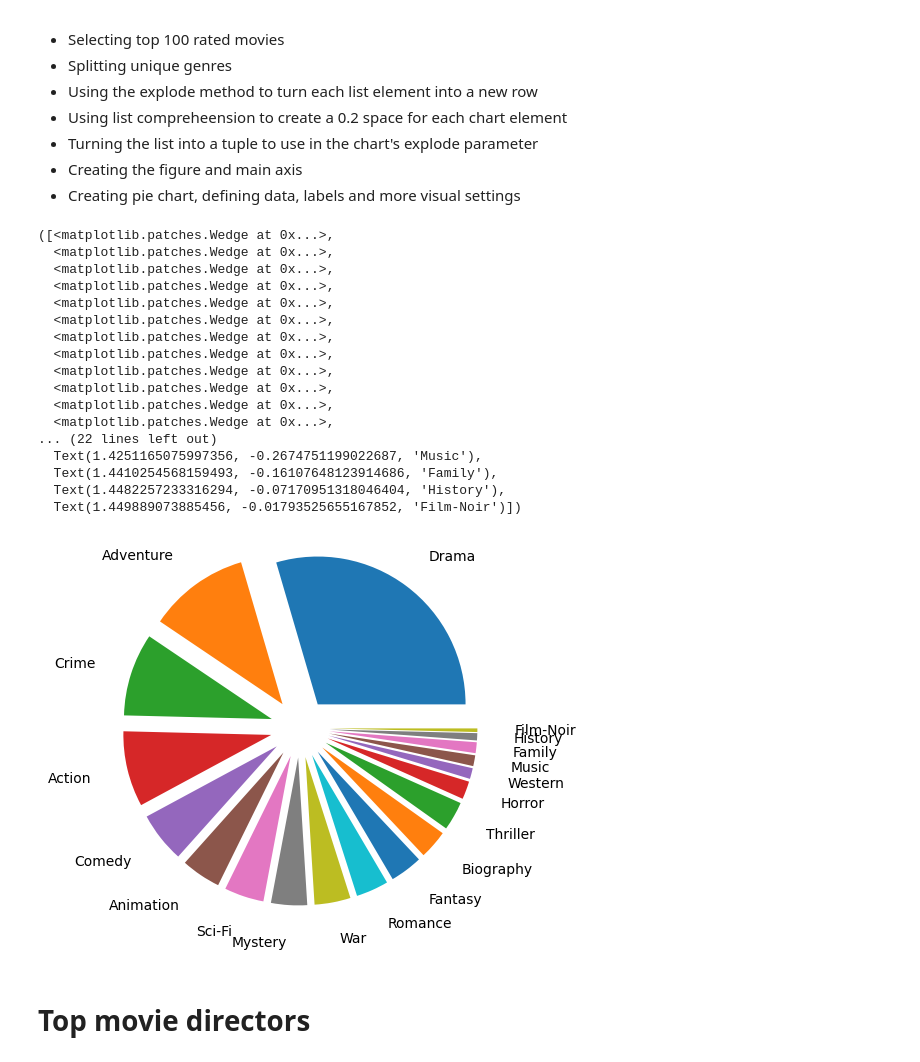
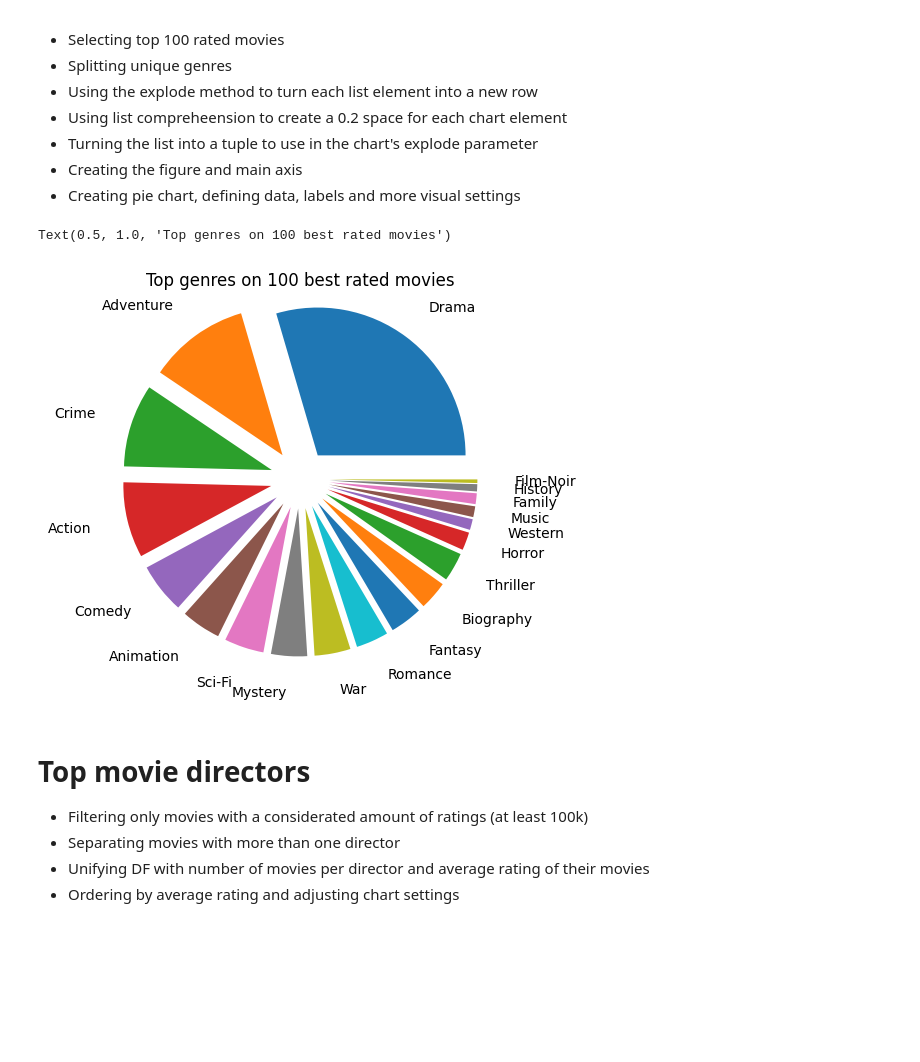
Before and after one commit to prokope/movie-dashboard, a Jupyter notebook: movie_analysis.ipynb, the cells around one changed output. Saved outputs shown, nothing was run; the diff lists cells and outputs as text; code cells hidden in the pictures; blank space fills up the shorter version.

Commit message:
Defining chart titles/ylim and adjusting documentation

```diff
--- a/movie_analysis.ipynb
+++ b/movie_analysis.ipynb
@@ -63,33 +65,22 @@ plt.legend(handles=[greater_than_9, less_than_9], title="Rating")
 # %%
 top_100_movies = movie_data.loc[0:99, "genres"]
 genres = top_100_movies.str.split(", ")
 genres = genres.explode().value_counts()
 explode = [
     0.2 for genre in genres.index
 ]
 explode = tuple(explode)
 
 fig, ax = plt.subplots()
 ax.pie(genres, labels=genres.index, labeldistance=1.25, explode=explode)
+plt.title("Top genres on 100 best rated movies")
 # %% [output]
-([<matplotlib.patches.Wedge at 0x...>,
-  <matplotlib.patches.Wedge at 0x...>,
-  <matplotlib.patches.Wedge at 0x...>,
-  <matplotlib.patches.Wedge at 0x...>,
-  <matplotlib.patches.Wedge at 0x...>,
-  <matplotlib.patches.Wedge at 0x...>,
-  <matplotlib.patches.Wedge at 0x...>,
-  <matplotlib.patches.Wedge at 0x...>,
-  <matplotlib.patches.Wedge at 0x...>,
-  <matplotlib.patches.Wedge at 0x...>,
-  <matplotlib.patches.Wedge at 0x...>,
-  <matplotlib.patches.Wedge at 0x...>,
-... (22 lines left out)
-  Text(1.4251165075997356, -0.2674751199022687, 'Music'),
-  Text(1.4410254568159493, -0.16107648123914686, 'Family'),
-  Text(1.4482257233316294, -0.07170951318046404, 'History'),
-  Text(1.449889073885456, -0.01793525655167852, 'Film-Noir')])
+Text(0.5, 1.0, 'Top genres on 100 best rated movies')
-[figure, old version]
+[figure, new version]
-# %% [markdown]
-# Top movie directors
+# %% [markdown]
+# Top movie directors
+- Filtering only movies with a considerated amount of ratings (at least 100k)
+- Separating movies with more than one director
+- Unifying DF with number of movies per director and average rating of their movies
+- Ordering by average rating and adjusting chart settings
 # %%
```
Also changed, not shown: parts of 3 cells of this notebook.
